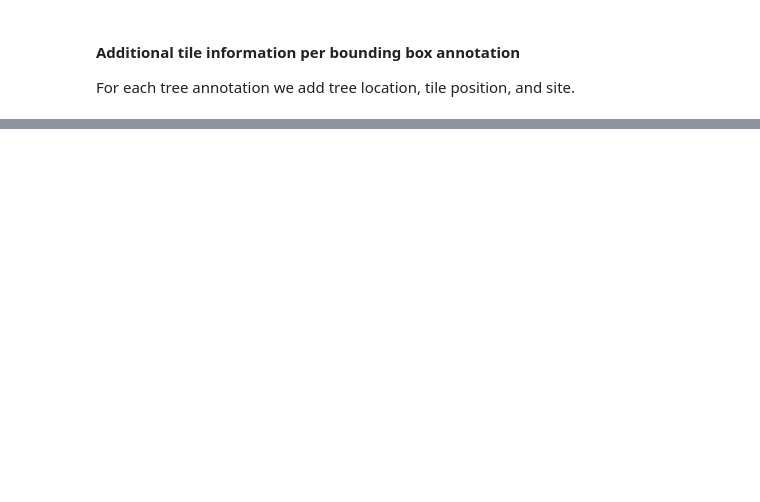
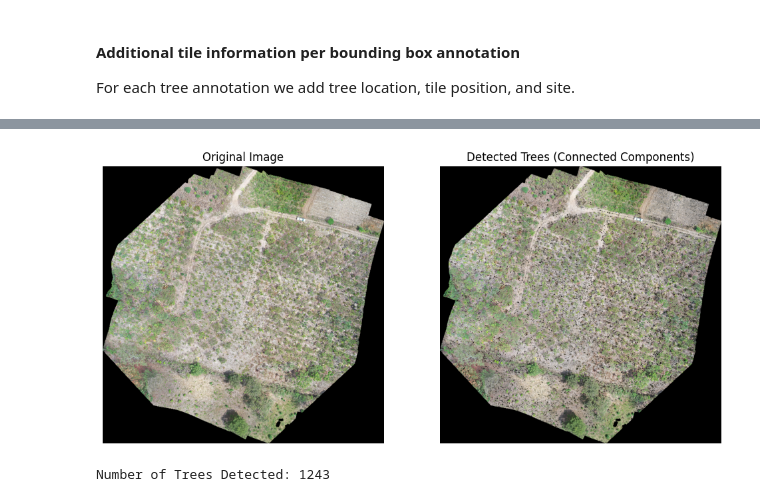
Before and after one commit to clee24/ReforesTree, a Jupyter notebook: ReforesTree.ipynb, the cells around one changed output, grey strips where cells are left out. Saved outputs shown, nothing was run; the diff lists cells and outputs as text; code cells hidden in the pictures; blank space fills up the shorter version.

Commit message:
updated with connected components algorithm

```diff
--- a/ReforesTree.ipynb
+++ b/ReforesTree.ipynb
@@ -364,0 +293,62 @@ TBD
+# %%
+import cv2
+import numpy as np
+import matplotlib.pyplot as plt
+
+def identify_green_regions_and_detect_trees(image_path, green_threshold=0.4, min_area=100, resize_factor=0.2):
+    # Load the image
+    image = cv2.imread(image_path)
+    image = cv2.cvtColor(image, cv2.COLOR_BGR2RGB)  # Convert to RGB format
+
+    # Resize the image to speed up processing (optional)
+    if resize_factor < 1.0:
+        image = cv2.resize(image, (0, 0), fx=resize_factor, fy=resize_factor)
+
+    # Normalize pixel values to 0-1
+    normalized_image = image / 255.0
+
+    # Extract R, G, B channels
+    red_channel = normalized_image[:, :, 0]
+    green_channel = normalized_image[:, :, 1]
+    blue_channel = normalized_image[:, :, 2]
+
+    # Define "greenest" pixels using numpy vectorized operations
+    green_mask = (green_channel > green_threshold) & (green_channel > red_channel) & (green_channel > blue_channel)
+
+    # Find connected components in the green mask
+    num_labels, labels = cv2.connectedComponents(green_mask.astype(np.uint8))
+
+    # Filter out small components based on area (to avoid noise)
+    sizes = [np.sum(labels == i) for i in range(num_labels)]
+    large_components = [i for i, size in enumerate(sizes) if size > min_area]
+
+    # Create a new image with only the large connected components (trees)
+    tree_mask = np.isin(labels, large_components)
+
+    # Create the result image
+    result_image = image.copy()
+    result_image[~tree_mask] = [0, 0, 0]  # Set non-tree pixels to black
+
+    # Show the results
+    plt.figure(figsize=(12, 6))
+    plt.subplot(1, 2, 1)
+    plt.title("Original Image")
+    plt.imshow(image)
+    plt.axis("off")
+
+    plt.subplot(1, 2, 2)
+    plt.title("Detected Trees (Connected Components)")
+    plt.imshow(result_image)
+    plt.axis("off")
+    plt.show()
+
+    # Return the number of trees detected
+    return len(large_components)
+
+# Example Usage
+image_path = "data/wwf_ecuador/RGB Orthomosaics/Carlos Vera Arteaga RGB.tif"
+tree_count = identify_green_regions_and_detect_trees(image_path, green_threshold=0.4, min_area=100, resize_factor=0.2)
+print(f"Number of Trees Detected: {tree_count}")
+# %% [output]
+[figure, added]
+Number of Trees Detected: 1243
```
Also changed, not shown: parts of 16 cells of this notebook.
